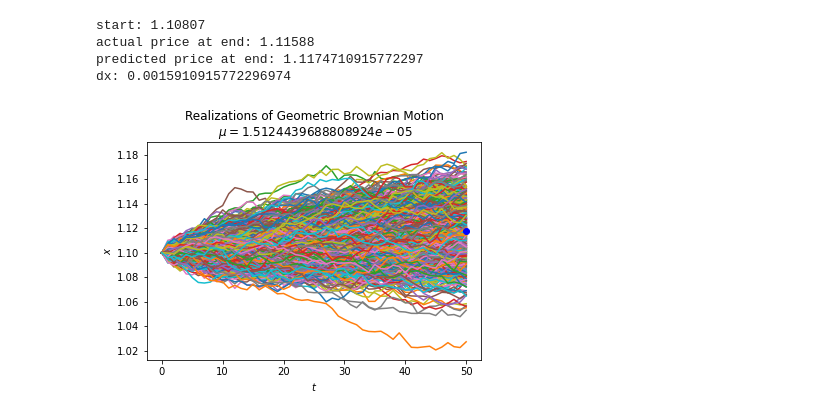
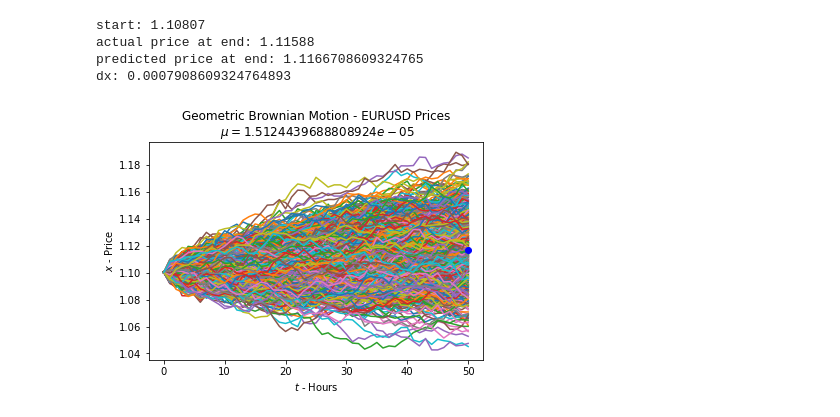
Before and after one commit to SPolicelliUMBC/GeometricBrownianMotion, a Jupyter notebook: codeDemo.ipynb, the cells around one changed output. Drawn from its saved outputs; the diff is of its cells as text; code cells hidden in the pictures.

```diff
--- a/codeDemo.ipynb
+++ b/codeDemo.ipynb
@@ -38,35 +37,36 @@ numPredictions = 1000 # number of lines we want on our graph
 # %%
 predicted = 0
 for i in range(numPredictions):
+    # Code "borrowed" from: https://en.wikipedia.org/wiki/Geometric_Brownian_motion and its cited sources
     x = np.exp(
         (mu - sigma ** 2 / 2) * dt
         + sigma * np.random.normal(0, np.sqrt(dt), size=(len(sigma), n)).T
     )
     x = np.vstack([np.ones(len(sigma)), x])
     x = x0 * x.cumprod(axis=0)
-    # Solution function:
+    # End code borrowed from Wikipedia. Solution function:
     # GBM = X0 * e ^ ((mu - (sigma^2 / 2) ) * t + sigma * Wt)
     plt.plot(x)
     predicted += x[n]
 
 predicted /= numPredictions
 
 print("start:", prices[100])
 print("actual price at end:", prices[650 - 1])
 print("predicted price at end:", predicted[0])
 print("dx:", (predicted - prices[650 - 1])[0])
 
 plt.plot(n, predicted, 'bo')
 
-plt.xlabel("$t$")
-plt.ylabel("$x$")
+plt.xlabel("$t$ - Hours")
+plt.ylabel("$x$ - Price")
 plt.title(
-    "Realizations of Geometric Brownian Motion\n $\mu=" + str(mu) + "$"
+    "Geometric Brownian Motion - EURUSD Prices\n $\mu=" + str(mu) + "$"
 )
 plt.show()
 # %% [output]
 start: 1.10807
 actual price at end: 1.11588
-predicted price at end: 1.1174710915772297
-dx: 0.0015910915772296974
+predicted price at end: 1.1166708609324765
+dx: 0.0007908609324764893
-[figure, old version]
+[figure, new version]
```
Also changed, not shown: parts of 1 cell of this notebook.
